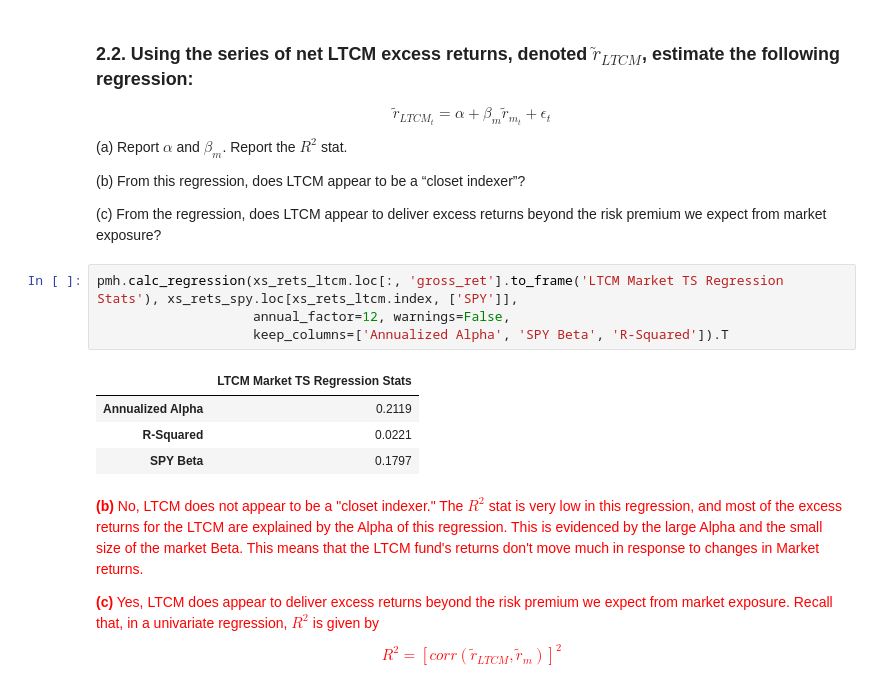
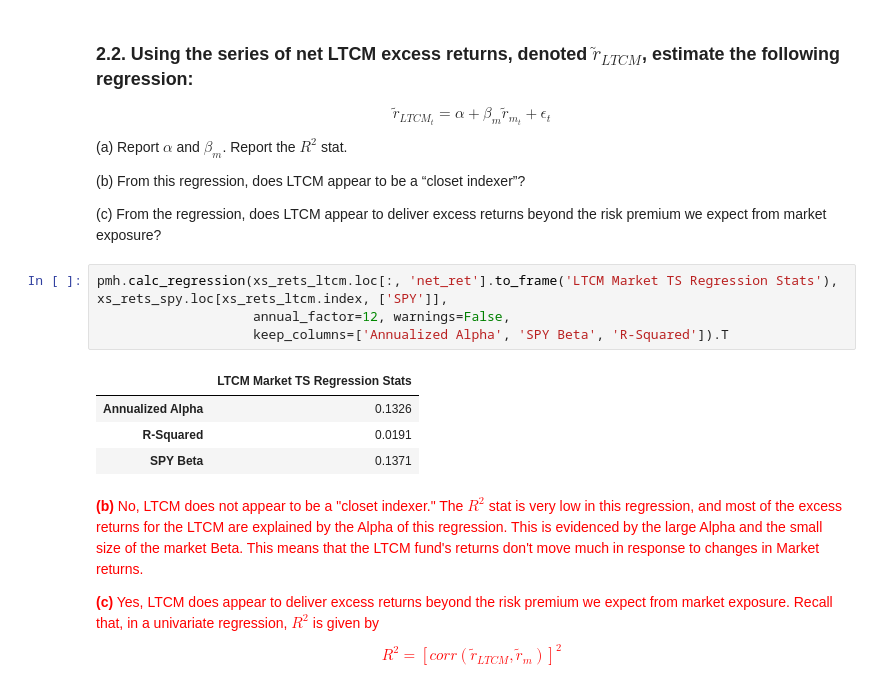
Before and after one commit to mschaefer77/PRM-Homework, a Jupyter notebook: Homework_8_AEG.ipynb, the cells around one changed output. Cells and saved outputs as stored; diff of their text form.

```diff
--- a/Homework_8_AEG.ipynb
+++ b/Homework_8_AEG.ipynb
@@ -251,14 +248,14 @@ $$\tilde{r}_{LTCM_t} = \alpha + \beta_m \tilde{r}_{m_t} + \epsilon_t$$
 
 (c) From the regression, does LTCM appear to deliver excess returns beyond the risk premium we expect from market exposure?
 # %%
-pmh.calc_regression(xs_rets_ltcm.loc[:, 'gross_ret'].to_frame('LTCM Market TS Regression Stats'), xs_rets_spy.loc[xs_rets_ltcm.index, ['SPY']],
+pmh.calc_regression(xs_rets_ltcm.loc[:, 'net_ret'].to_frame('LTCM Market TS Regression Stats'), xs_rets_spy.loc[xs_rets_ltcm.index, ['SPY']],
                     annual_factor=12, warnings=False,
                     keep_columns=['Annualized Alpha', 'SPY Beta', 'R-Squared']).T
 # %% [output]
 |  | LTCM Market TS Regression Stats |
-| Annualized Alpha | 0.2119 |
-| R-Squared | 0.0221 |
-| SPY Beta | 0.1797 |
+| Annualized Alpha | 0.1326 |
+| R-Squared | 0.0191 |
+| SPY Beta | 0.1371 |
 # %% [markdown]
 <span style="color:red;">
 
```
Also changed, not shown: parts of 4 cells of this notebook.
